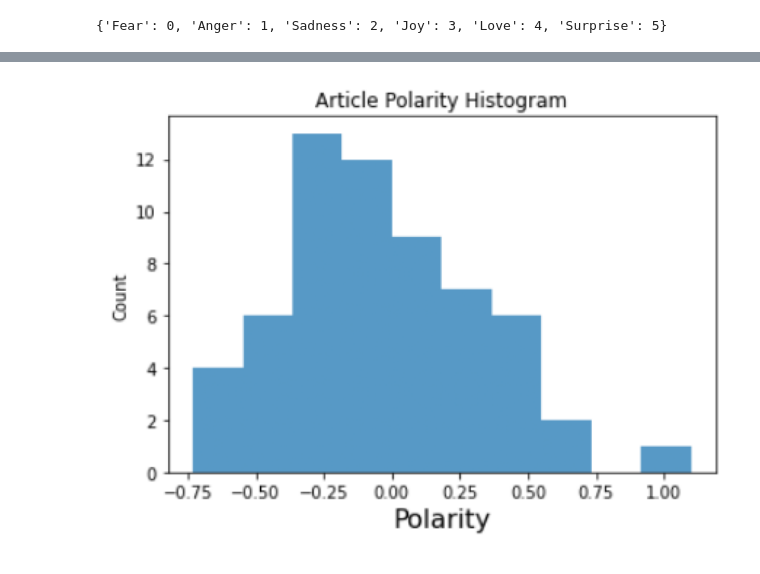
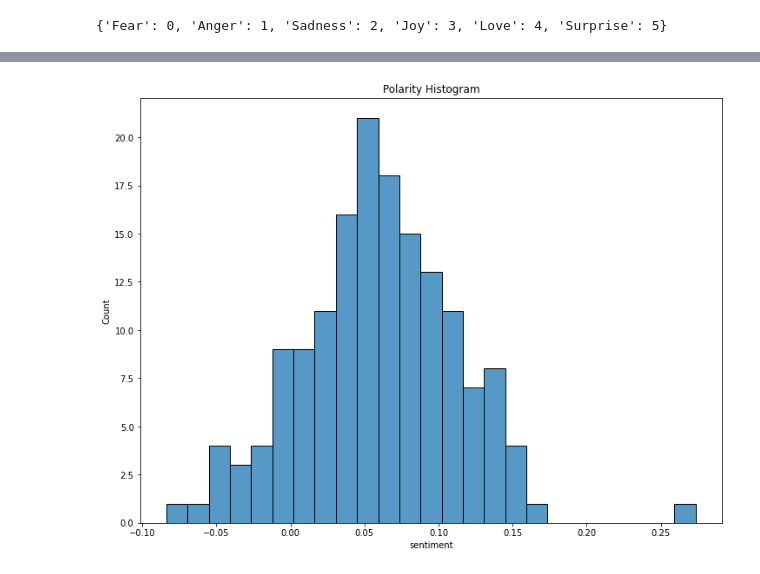
Before and after one commit to skbetz54/Samuel_DATA606, a Jupyter notebook: Notebooks/Articles_Testing.ipynb, the cells around one changed output, grey strips where cells are left out. Saved outputs shown, nothing was run; the diff lists cells and outputs as text; code cells hidden in the pictures.

```diff
--- a/Notebooks/Articles_Testing.ipynb
+++ b/Notebooks/Articles_Testing.ipynb
@@ -68,5 +77,4 @@ df_cnn=df_cnn[['Title','lemma_string','Site']]
 df_fn=df_fn[['Title','lemma_string','Site']]
 
 df = pd.concat([df_cnn, df_fn], axis=0)
-
-df = df.reset_index()
+df.reset_index(drop=True, inplace=True)
@@ -139,20 +216,20 @@ for position, vector in enumerate(df['vector']):
 # Instantiating the rnn that will be used with the state dict in the next cell to make predictions
 
 D = 64
-vocab_size = len(idx2word)
+vocab_size = len(newvocab)
 hidden_nodes = 256
 classes = 6
 
 lossfunc = nn.CrossEntropyLoss()
 
-device = torch.device("cuda") if torch.cuda.is_available() else torch.device("cpu")
-
 model_best = nn.Sequential(
-    nn.Embedding(vocab_size, D),
+    EmbeddingPackable(nn.Embedding(vocab_size, D)),
     nn.RNN(D, hidden_nodes, batch_first = True),
     LastTimeStep(),
     nn.Linear(hidden_nodes, classes)
 )
+
+device = torch.device("cpu")
 # %%
 # Loading the best model created in the previous notebook it's state dictionary from after training.
 
@@ -194,9 +360,25 @@ def predict(location, model):
+# %%
+# Creating a function to predict each individual article - with help from Inside Deep Learning by Edward Raff
+
+def predict(location, model):
+  with torch.no_grad():
+    # Getting the input of the softmax output and reshaping it to our required value
+    preds = F.softmax(model(location.reshape(1,-1)), dim = -1)
+    # Transform tensor to list
+    preds_list = preds.tolist()
+
+    #Taking the
+    winner = preds_list[0].index(max(preds_list[0]))
+    #Transforming index to a number
+    winner_emotion = num_to_emotion[winner]
+
+    return winner_emotion
 # %%
-# Creating a new column that predicts each input value
+# Creating a new prediction column with the above function
+df['prediction'] = df.tensor.apply(lambda x: predict(x, model_best))
 
-df['prediction'] = df['tensor'].apply(lambda x: predict(x, model_best))
-
-df['sentiment'] = df['lemma_string'].apply(lambda x: TextBlob(x).sentiment.polarity)
+# Adding new column for the Texblob polarity values
+df['sentiment'] = df['cleaned'].apply(lambda x: TextBlob(x).sentiment.polarity)
 # %%
 # CNN Output
 
@@ -239,10 +418,7 @@ plt.show()
 # %%
-# Creating a histogram of the polarity of the articles
-
-
-plt.figure(figsize=(15,15))
-plt.title("Article Polarity Histogram")
-sns.histplot(df['sentiment'],bins=10)
+plt.figure(figsize=(12,9))
+plt.title("Polarity Histogram")
+sns.histplot(df.sentiment, bins = 25)
 plt.show()
 # %% [output]
-[figure, old version]
+[figure, new version]
```
Also changed, not shown: parts of 36 cells of this notebook.
